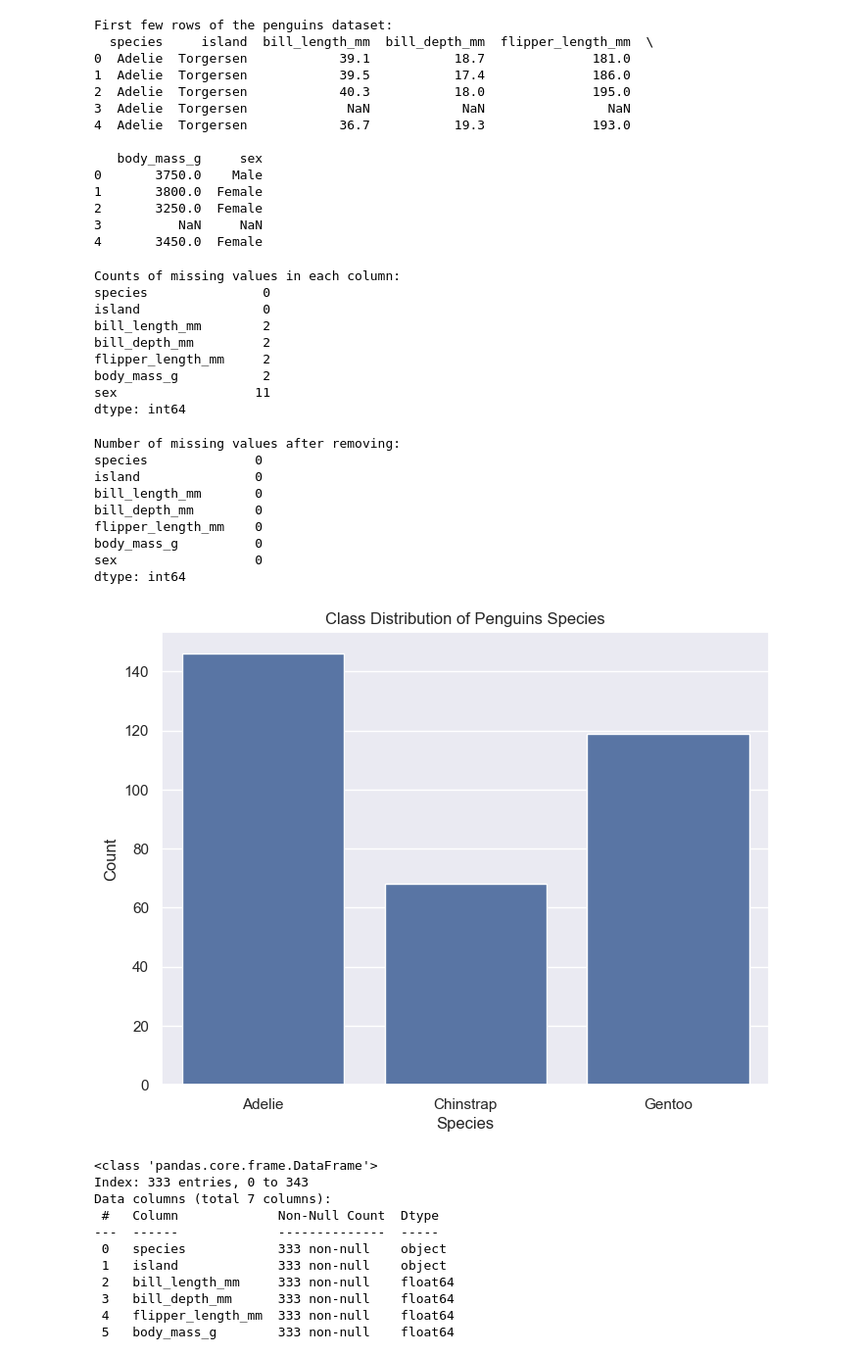
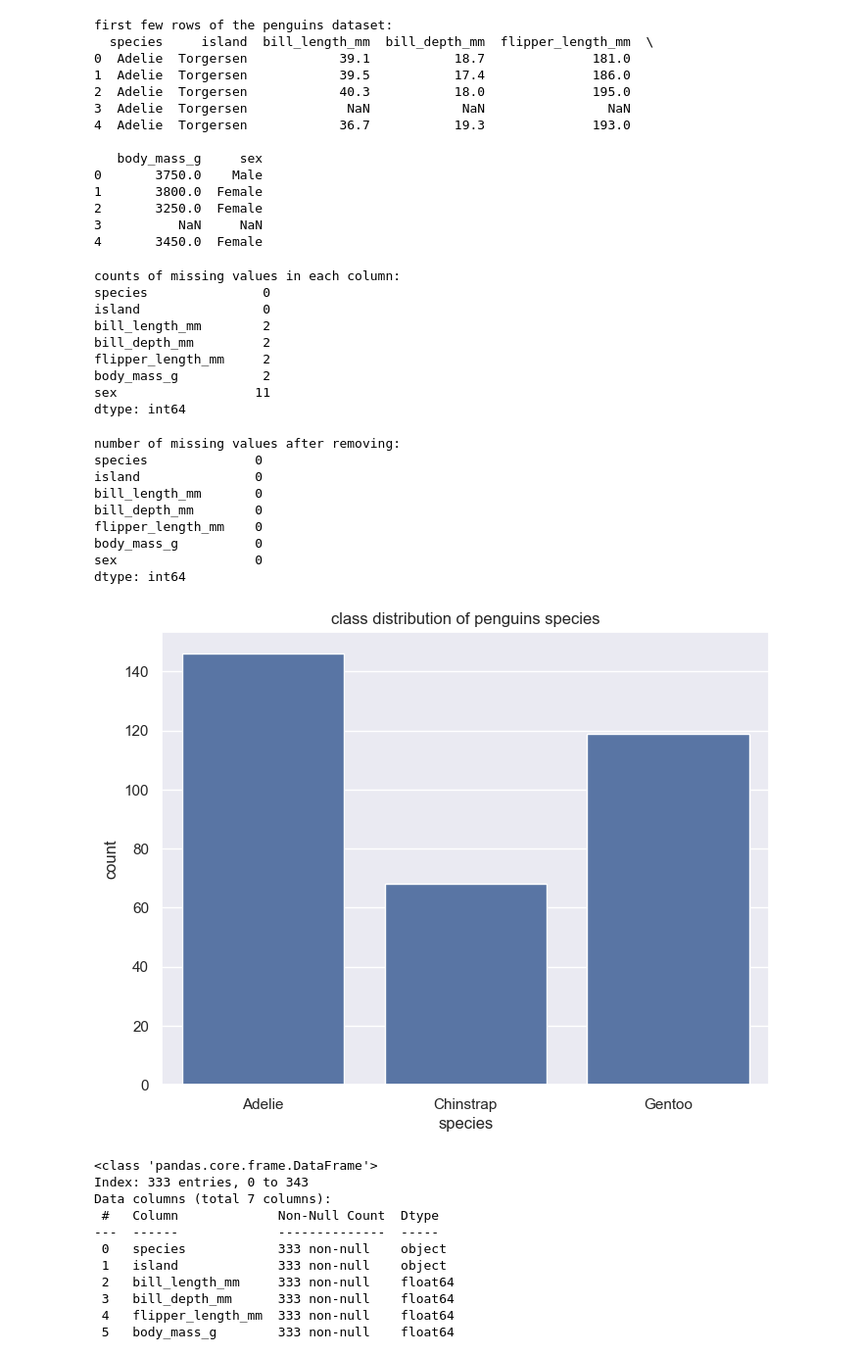
Before and after one commit to thuvasooriya/ptrn-labs, a Jupyter notebook: 01_dataset_loading_visualization.ipynb, the cells around one changed output. Shown at 98% size. Cells and saved outputs as stored; diff of their text form; code cells hidden in the pictures.

```diff
--- a/01_dataset_loading_visualization.ipynb
+++ b/01_dataset_loading_visualization.ipynb
@@ -25,8 +25,8 @@ Class Names: ['Adelie' 'Chinstrap' 'Gentoo']
 # %%
-print("First few rows of the penguins dataset:")
+print("first few rows of the penguins dataset:")
 print(penguins.head())
 # %% [output]
-First few rows of the penguins dataset:
+first few rows of the penguins dataset:
   species     island  bill_length_mm  bill_depth_mm  flipper_length_mm  \
 0  Adelie  Torgersen            39.1           18.7              181.0
 1  Adelie  Torgersen            39.5           17.4              186.0
@@ -41,18 +41,21 @@ First few rows of the penguins dataset:
 3          NaN     NaN
 4       3450.0  Female
 # %%
-# Check for missing values in the DataFrame
+# check for missing values in the dataframe
 missing_values = penguins.isnull()
 
-# Count missing values in each column
+# count missing values in each column
 missing_counts = penguins.isnull().sum()
 
 
-# Display the counts of missing values in each column
-print("\nCounts of missing values in each column:")
+# print("\nmissing values in the penguins dataset:")
+# print(missing_values)
+
+# display the counts of missing values in each column
+print("\ncounts of missing values in each column:")
 print(missing_counts)
 # %% [output]
-Counts of missing values in each column:
+counts of missing values in each column:
 species               0
 island                0
 bill_length_mm        2
@@ -62,14 +65,14 @@ body_mass_g           2
 sex                  11
 dtype: int64
 # %%
-# Remove rows with any missing values (NaN)
+# remove rows with any missing values (nan)
 penguins = penguins.dropna()
 
-# Count the number of missing values after removing
-print("\nNumber of missing values after removing:")
+# count the number of missing values after removing
+print("\nnumber of missing values after removing:")
 print(penguins.isnull().sum())
 # %% [output]
-Number of missing values after removing:
+number of missing values after removing:
 species              0
 island               0
 bill_length_mm       0
@@ -79,13 +82,13 @@ body_mass_g          0
 sex                  0
 dtype: int64
 # %%
-# Plot the class distribution
+# plot the class distribution
 plt.figure(figsize=(8, 6))
 sns.countplot(data=penguins, x="species")
-plt.xlabel("Species")
-plt.ylabel("Count")
-plt.title("Class Distribution of Penguins Species")
+plt.xlabel("species")
+plt.ylabel("count")
+plt.title("class distribution of penguins species")
 plt.show()
 # %% [output]
-[figure, old version]
+[figure, new version]
 # %%
```
Also changed, not shown: parts of 13 cells of this notebook, 15 other files.
